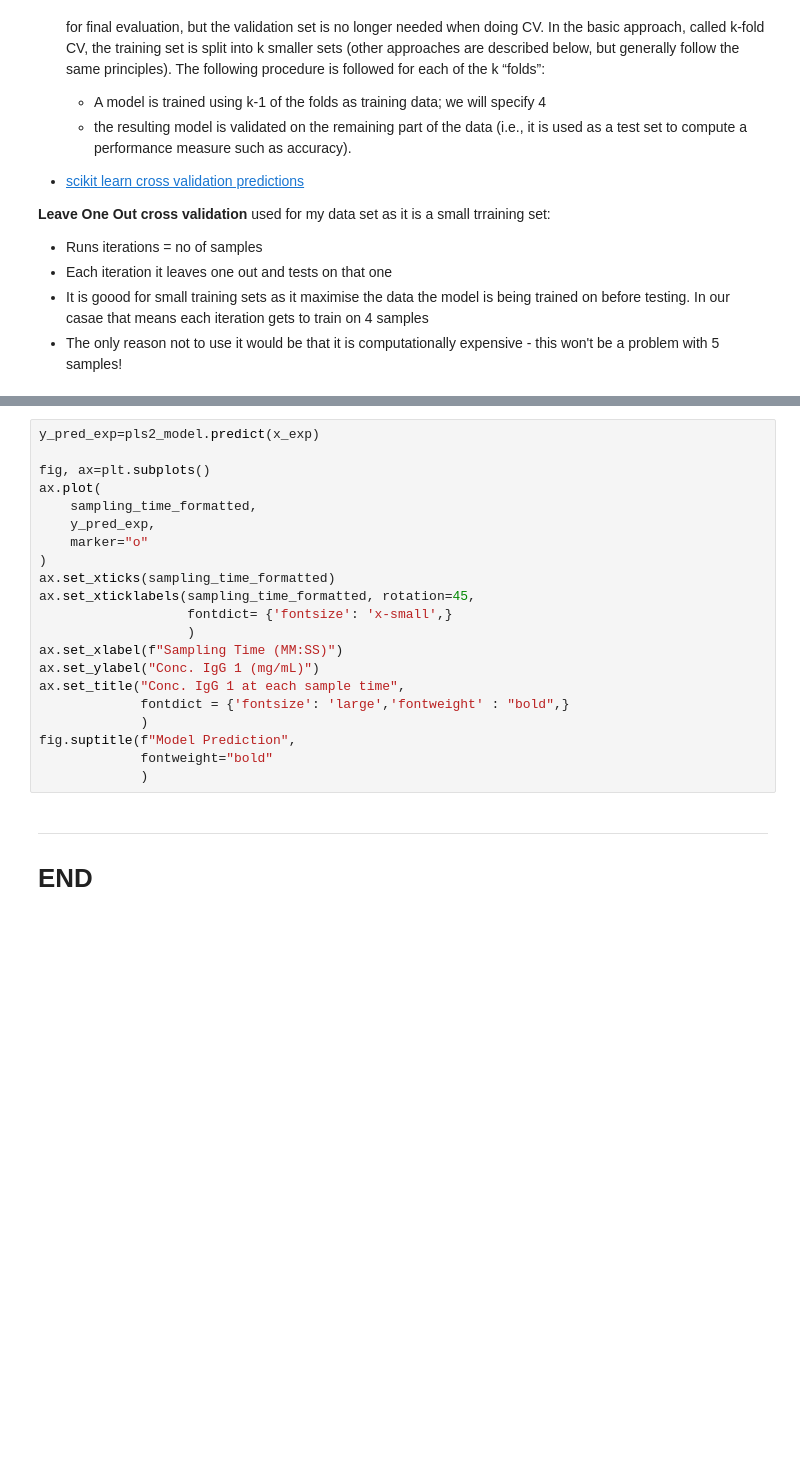
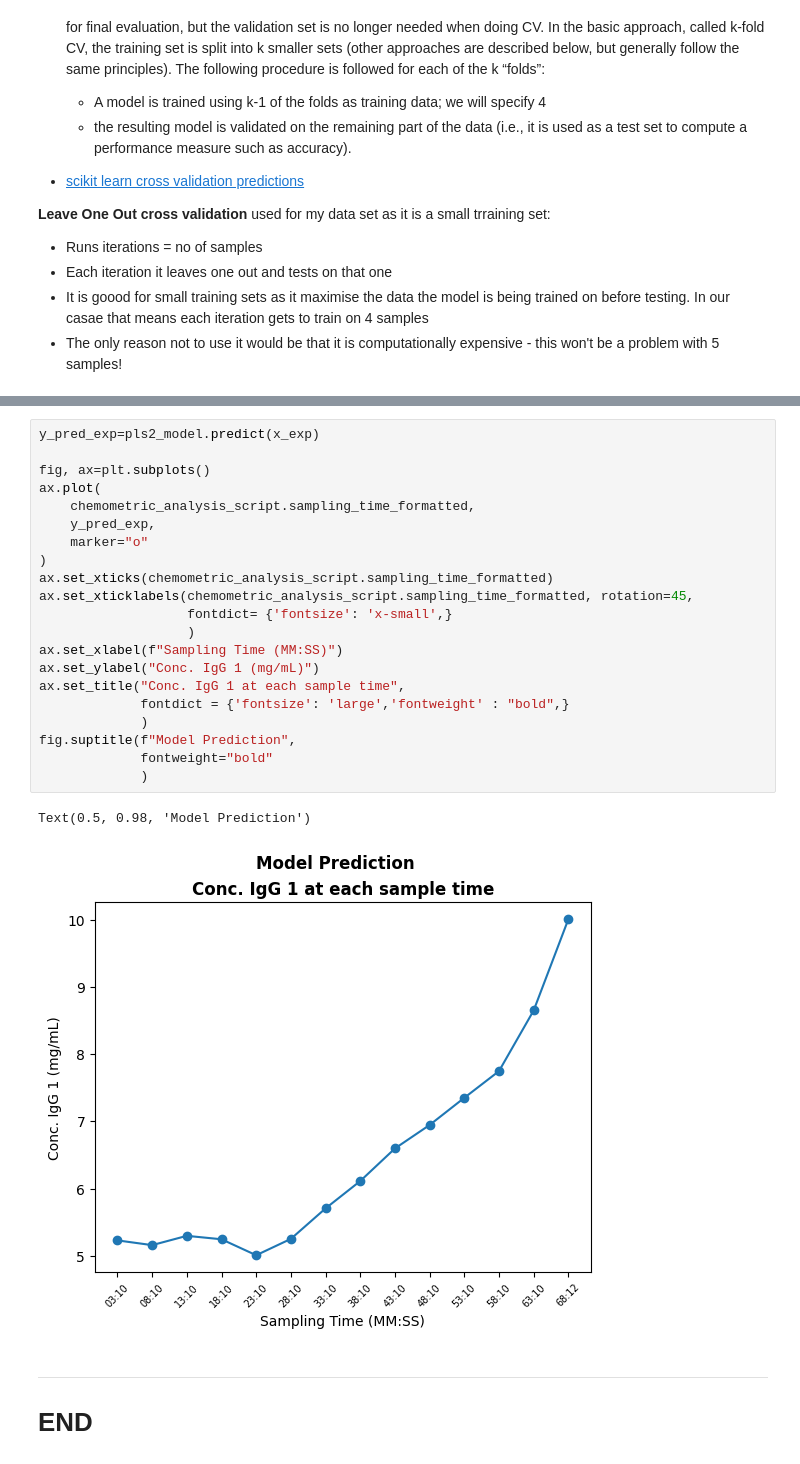
Before and after one commit to a-o-connor/PFDA-project, a Jupyter notebook: big_project_practice.ipynb, the cells around one changed output, grey strips where cells are left out. Cells and saved outputs as stored; diff of their text form; blank space fills up the shorter version.

Commit message:
Almost everything transferred to script now - final thing to transfer to script will be the scikit learn PLS regression model

```diff
--- a/big_project_practice.ipynb
+++ b/big_project_practice.ipynb
@@ -302,24 +215,27 @@ AttributeError: module 'chemometric_analysis_script' has no attribute 'extract_r
 # %%
 y_pred_exp=pls2_model.predict(x_exp)
 
 fig, ax=plt.subplots()
 ax.plot(
-    sampling_time_formatted,
+    chemometric_analysis_script.sampling_time_formatted,
     y_pred_exp,
     marker="o"
 )
-ax.set_xticks(sampling_time_formatted)
-ax.set_xticklabels(sampling_time_formatted, rotation=45,
+ax.set_xticks(chemometric_analysis_script.sampling_time_formatted)
+ax.set_xticklabels(chemometric_analysis_script.sampling_time_formatted, rotation=45,
                    fontdict= {'fontsize': 'x-small',}
                    )
 ax.set_xlabel(f"Sampling Time (MM:SS)")
 ax.set_ylabel("Conc. IgG 1 (mg/mL)")
 ax.set_title("Conc. IgG 1 at each sample time",
              fontdict = {'fontsize': 'large','fontweight' : "bold",}
              )
 fig.suptitle(f"Model Prediction",
              fontweight="bold"
              )
+# %% [output]
+Text(0.5, 0.98, 'Model Prediction')
+[figure, added]
 # %% [markdown]
 **************
 
```
Also changed, not shown: parts of 6 cells of this notebook.
